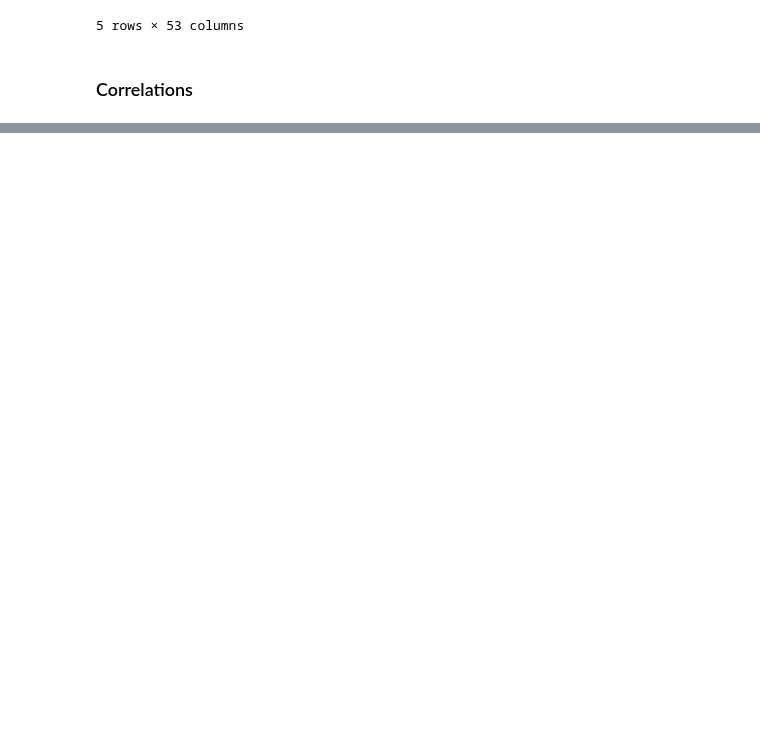
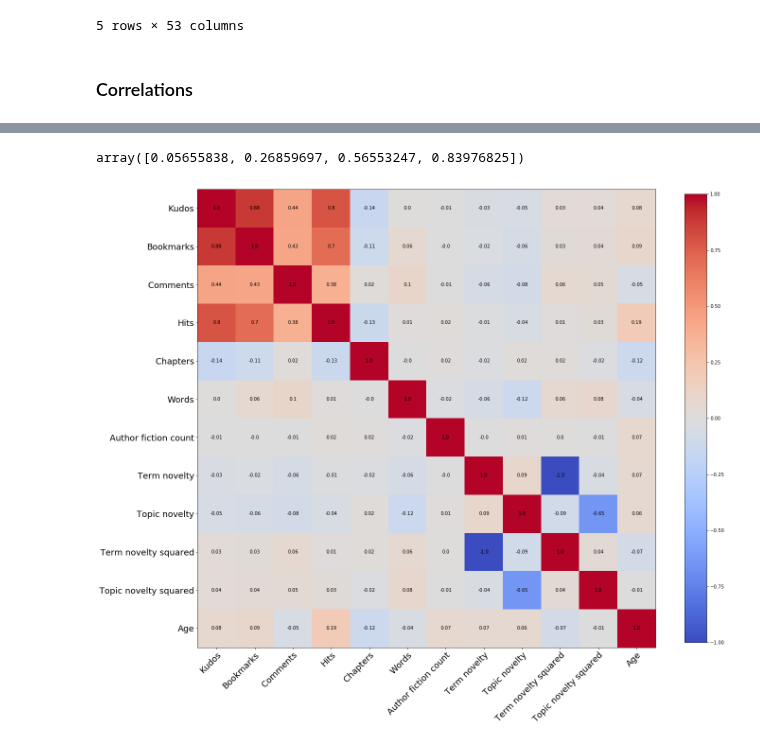
Before and after one commit to yzjing/ao3_old, a Jupyter notebook: exps/20190319_results_generation/regression_data.ipynb, the cells around one changed output, grey strips where cells are left out. Saved outputs shown, nothing was run; the diff lists cells and outputs as text; code cells hidden in the pictures; blank space fills up the shorter version.

```diff
--- a/exps/20190319_results_generation/regression_data.ipynb
+++ b/exps/20190319_results_generation/regression_data.ipynb
@@ -390,0 +401,43 @@ plt.savefig('variables_corr.pdf', format='pdf')
+# %%
+np.quantile(sorted(df_all['Term novelty'].tolist()), [0, 0.25, 0.5, 0.75])
+# %% [output]
+array([0.05655838, 0.26859697, 0.56553247, 0.83976825])
+# %%
+df_t = df_all[df_all['Term novelty'] < 0.268]
+# %%
+corr = df_t[['Kudos','Bookmarks', 'Comments', 'Hits','Chapters', 'Words', 'Author fiction count', 'Term novelty', 'Topic novelty', 'Term novelty squared', 'Topic novelty squared','Age']].corr()
+# %%
+labels = corr.columns.values
+fig, ax = plt.subplots(figsize = (20,20))
+
+# kmin = np.amin(corr.as_matrix())
+# kmax = np.amax(corr.as_matrix())
+
+norm = colors.Normalize(vmin = -1, vmax = 1)
+im = ax.imshow(corr, norm=norm,cmap='coolwarm')
+
+# We want to show all ticks...
+ax.set_xticks(np.arange(len(labels)))
+ax.set_yticks(np.arange(len(labels)))
+# ... and label them with the respective list entries
+ax.set_xticklabels(labels)
+ax.set_yticklabels(labels)
+
+# Rotate the tick labels and set their alignment.
+plt.setp(ax.get_xticklabels(), rotation=45, ha="right",
+         rotation_mode="anchor", fontsize='18')
+
+plt.setp(ax.get_yticklabels(), fontsize='18')
+
+# Loop over data dimensions and create text annotations.
+for i in range(len(labels)):
+    for j in range(len(labels)):
+        text = ax.text(j, i, round(corr.as_matrix()[i, j], 2),
+                       ha="center", va="center", color="black")
+
+ax.set_title("")
+fig.colorbar(im, shrink=0.7)
+fig.tight_layout()
+# plt.savefig('variables_corr.pdf', format='pdf')
+# %% [output]
+[figure, added]
```
Also changed, not shown: parts of 6 cells of this notebook, 19 other files.
